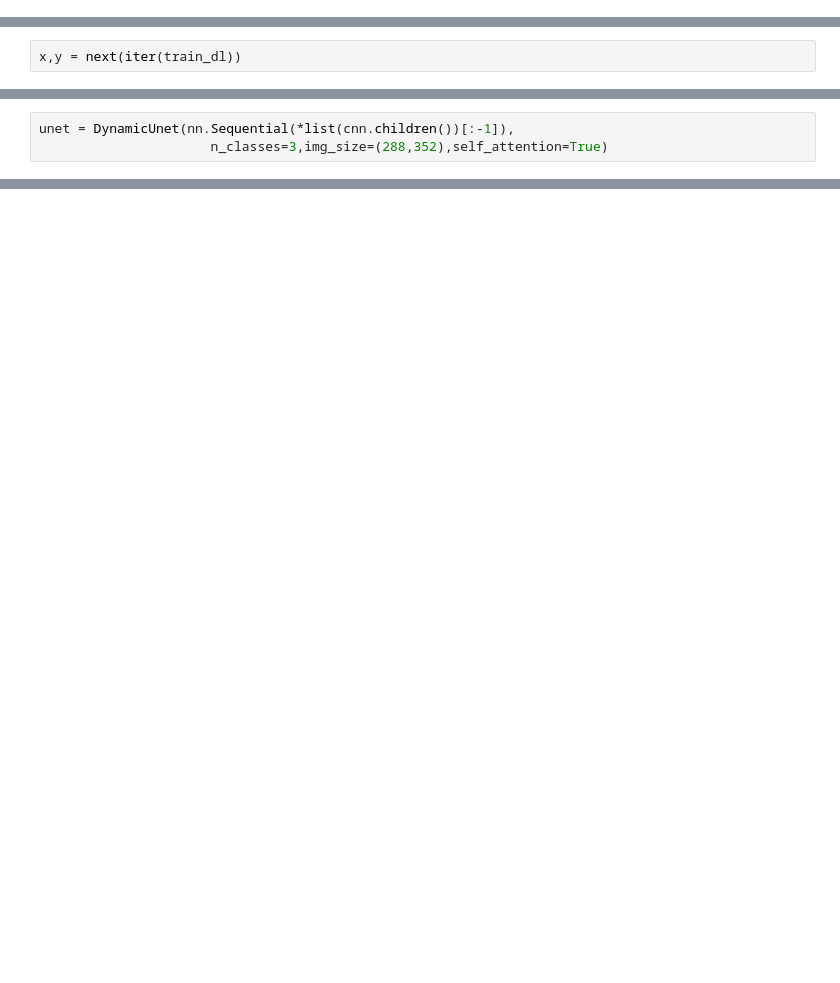
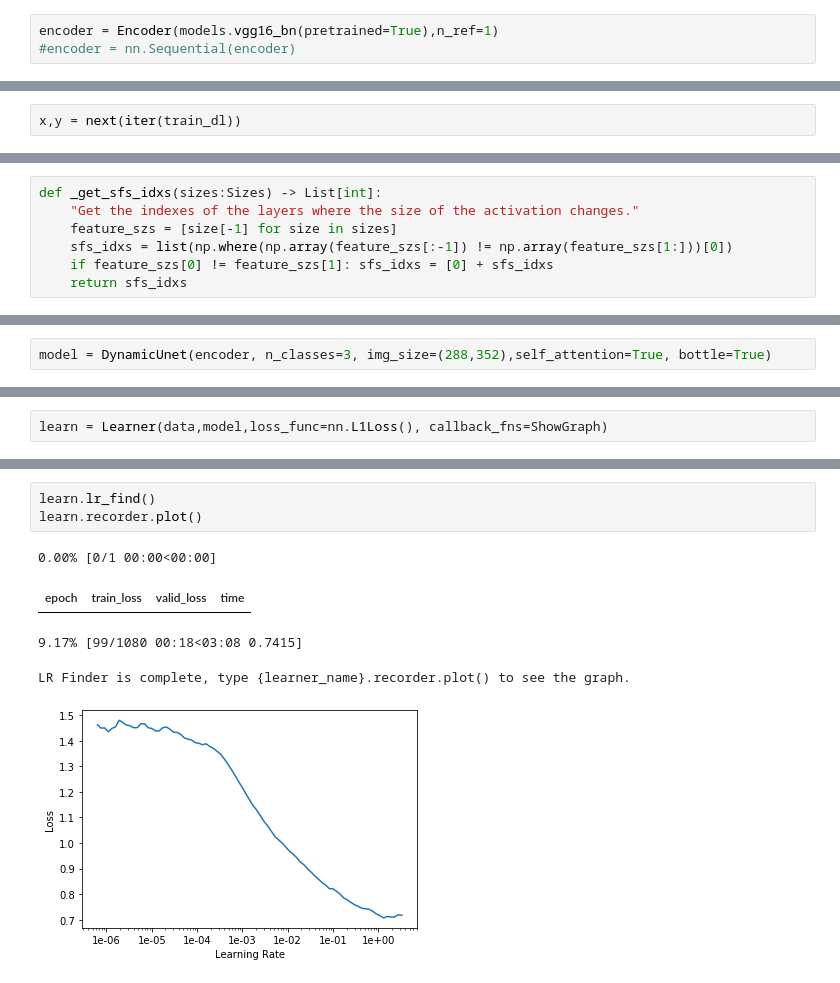
Before and after one commit to thiagodma/Pytorch_exs, a Jupyter notebook: NextFrame/next_frame.ipynb, the cells around one changed output, grey strips where cells are left out. Cells and saved outputs as stored; diff of their text form; blank space fills up the shorter version.

```diff
--- a/NextFrame/next_frame.ipynb
+++ b/NextFrame/next_frame.ipynb
@@ -192,0 +221,3 @@ encoder = Encoder(cnn_encoder)
+# %%
+encoder = Encoder(models.vgg16_bn(pretrained=True),n_ref=1)
+#encoder = nn.Sequential(encoder)
@@ -199,0 +240,7 @@ torch.Size([4, 512, 1, 1])
+# %%
+def _get_sfs_idxs(sizes:Sizes) -> List[int]:
+    "Get the indexes of the layers where the size of the activation changes."
+    feature_szs = [size[-1] for size in sizes]
+    sfs_idxs = list(np.where(np.array(feature_szs[:-1]) != np.array(feature_szs[1:]))[0])
+    if feature_szs[0] != feature_szs[1]: sfs_idxs = [0] + sfs_idxs
+    return sfs_idxs
@@ -200,3 +289,2 @@ torch.Size([4, 512, 1, 1])
 # %%
-unet = DynamicUnet(nn.Sequential(*list(cnn.children())[:-1]),
-                      n_classes=3,img_size=(288,352),self_attention=True)
+model = DynamicUnet(encoder, n_classes=3, img_size=(288,352),self_attention=True, bottle=True)
@@ -247,0 +342,2 @@ NotImplementedError:
+# %%
+learn = Learner(data,model,loss_func=nn.L1Loss(), callback_fns=ShowGraph)
@@ -247,0 +358,9 @@ NotImplementedError:
+# %%
+learn.lr_find()
+learn.recorder.plot()
+# %% [output]
+0.00% [0/1 00:00<00:00]
+| epoch | train_loss | valid_loss | time |
+9.17% [99/1080 00:18<03:08 0.7415]
+LR Finder is complete, type {learner_name}.recorder.plot() to see the graph.
+[figure, added]
```
Also changed, not shown: parts of 44 cells of this notebook.
